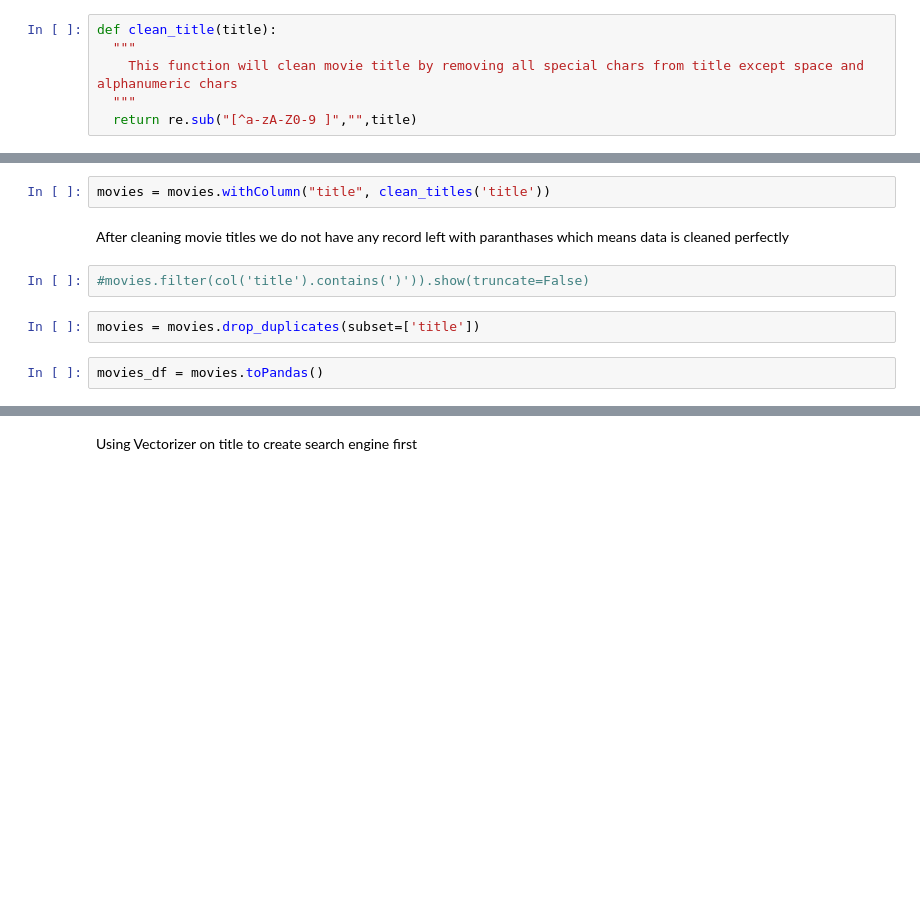
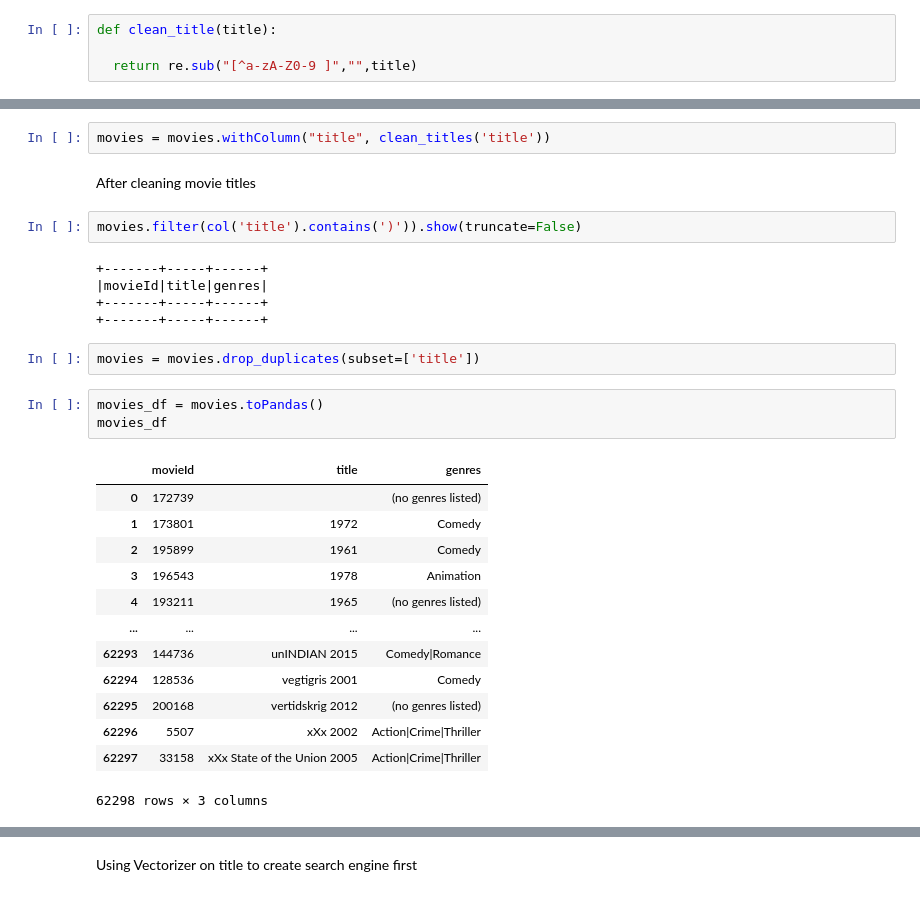
Before and after one commit to barvaliyavishal/Movie-Recommendation-System-Using-Python-and-Spark, a Jupyter notebook: Movie_Recommendation_Engine_Using_PySpark.ipynb, the cells around one changed output, grey strips where cells are left out. Saved outputs shown, nothing was run; the diff lists cells and outputs as text; blank space fills up the shorter version.

```diff
--- a/Movie_Recommendation_Engine_Using_PySpark.ipynb
+++ b/Movie_Recommendation_Engine_Using_PySpark.ipynb
@@ -38,8 +34,6 @@ DataFrame[movieId: int, title: string, genres: string]
 # %%
 def clean_title(title):
-  """
-    This function will clean movie title by removing all special chars from title except space and alphanumeric chars
-  """
+
   return re.sub("[^a-zA-Z0-9 ]","",title)
 # %%
  # Example
@@ -57,13 +56,33 @@ Before cleaning movie titles lets check some titles with paranthases then we wil
 clean_titles = udf(clean_title,StringType())
 # %%
 movies = movies.withColumn("title", clean_titles('title'))
-# %% [markdown]
-After cleaning movie titles we do not have any record left with paranthases which means data is cleaned perfectly
+# %% [markdown]
+After cleaning movie titles
 # %%
-#movies.filter(col('title').contains(')')).show(truncate=False)
+movies.filter(col('title').contains(')')).show(truncate=False)
+# %% [output]
++-------+-----+------+
+|movieId|title|genres|
++-------+-----+------+
++-------+-----+------+
 # %%
 movies = movies.drop_duplicates(subset=['title'])
 # %%
 movies_df = movies.toPandas()
+movies_df
+# %% [output]
+|  | movieId | title | genres |
+| 0 | 172739 |  | (no genres listed) |
+| 1 | 173801 | 1972 | Comedy |
+| 2 | 195899 | 1961 | Comedy |
+| 3 | 196543 | 1978 | Animation |
+| 4 | 193211 | 1965 | (no genres listed) |
+| ... | ... | ... | ... |
+| 62293 | 144736 | unINDIAN 2015 | Comedy|Romance |
+| 62294 | 128536 | vegtigris 2001 | Comedy |
+| 62295 | 200168 | vertidskrig 2012 | (no genres listed) |
+| 62296 | 5507 | xXx 2002 | Action|Crime|Thriller |
+| 62297 | 33158 | xXx State of the Union 2005 | Action|Crime|Thriller |
+62298 rows × 3 columns
 # %%
 movies_df  = movies_df[list(movies_df.columns[~movies_df.columns.duplicated()])]
```
Also changed, not shown: parts of 14 cells of this notebook.
